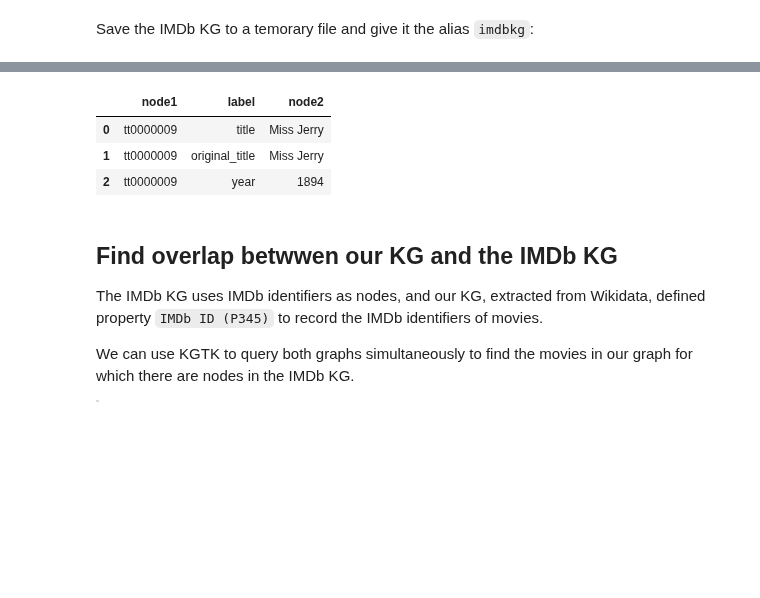
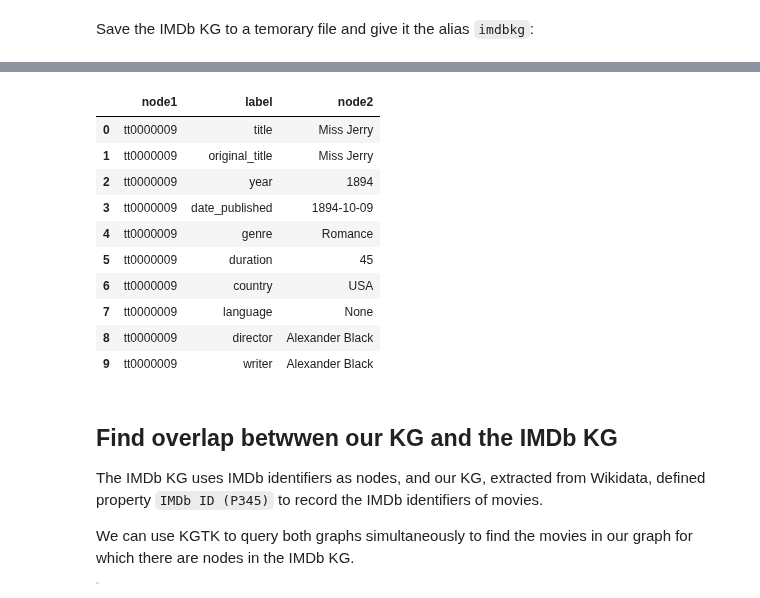
Before and after one commit to usc-isi-i2/kgtk-notebooks, a Jupyter notebook: tutorial/04-kg-enrichment-with-csv.ipynb, the cells around one changed output, grey strips where cells are left out. Drawn from its saved outputs; the diff is of its cells as text; code cells hidden in the pictures; blank space fills up the shorter version.

```diff
--- a/tutorial/04-kg-enrichment-with-csv.ipynb
+++ b/tutorial/04-kg-enrichment-with-csv.ipynb
@@ -250,5 +202,5 @@ kgtk(imdb_kg, """
     normalize-nodes -o $TEMP/imdb-kg-edge.tsv
 """)
 
-kgtk("query -i $TEMP/imdb-kg-edge.tsv --as imdbkg --limit 3")
+kgtk("query -i $TEMP/imdb-kg-edge.tsv --as imdbkg --limit 10")
 # %% [output]
@@ -257,7 +209,14 @@ Wall time: 14.2 s
 |  | node1 | label | node2 |
 | 0 | tt0000009 | title | Miss Jerry |
 | 1 | tt0000009 | original_title | Miss Jerry |
 | 2 | tt0000009 | year | 1894 |
+| 3 | tt0000009 | date_published | 1894-10-09 |
+| 4 | tt0000009 | genre | Romance |
+| 5 | tt0000009 | duration | 45 |
+| 6 | tt0000009 | country | USA |
+| 7 | tt0000009 | language | None |
+| 8 | tt0000009 | director | Alexander Black |
+| 9 | tt0000009 | writer | Alexander Black |
 # %% [markdown]
 ## Find overlap betwwen our KG and the IMDb KG
 
```
Also changed, not shown: parts of 12 cells of this notebook.
